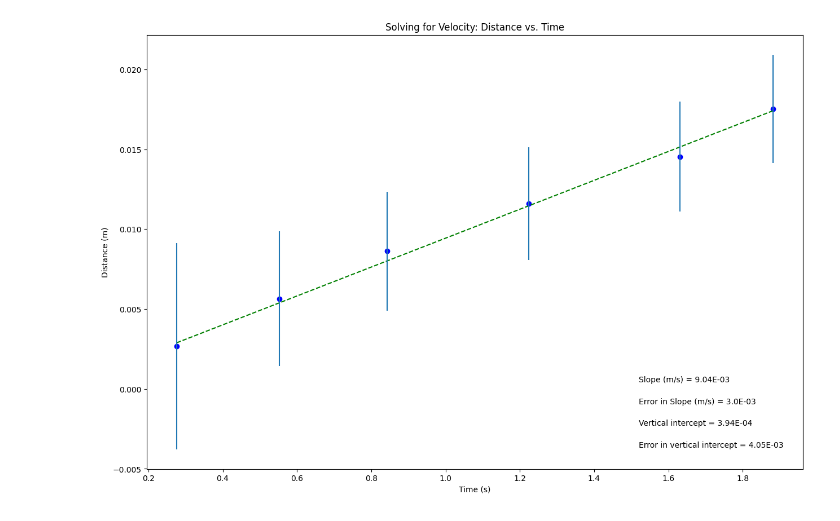
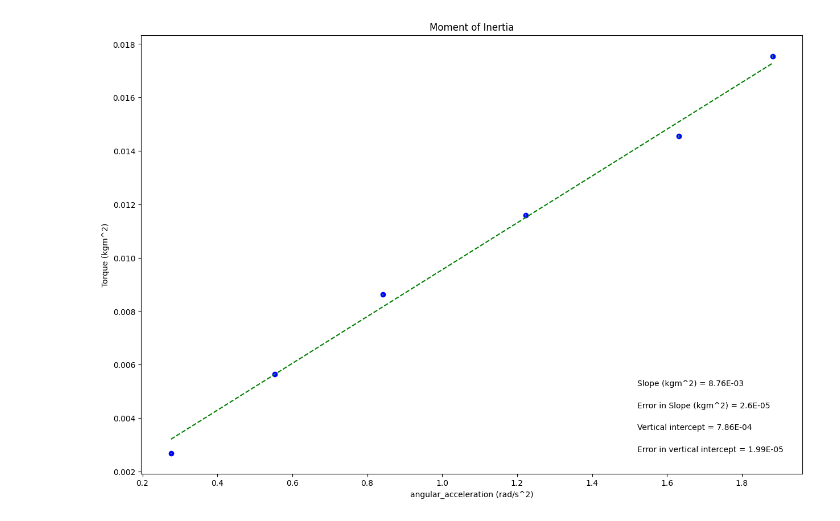
Before and after one commit to flaviuse5/Physics-Laboratory-with-Calculus-, a Jupyter notebook: Moment_of_Inertia___Ellia_Flavius.ipynb, the cells around one changed output. Saved outputs shown, nothing was run; the diff lists cells and outputs as text; code cells hidden in the pictures.

```diff
--- a/Moment_of_Inertia___Ellia_Flavius.ipynb
+++ b/Moment_of_Inertia___Ellia_Flavius.ipynb
@@ -28,7 +28,7 @@ Angular_acceleration = np.array([0.2763157,0.5526315,0.8421052,1.2236842,1.63157
 
 Torque = np.array([0.002683,0.005647,0.008622,0.011594,0.014546,0.017529]) #           <-----
 
-err_distance = np.array([0.006456379,0.004216923,0.003715315,0.003531078,0.003444725,0.003397063]) #                      <-----
+err_distance = np.array([0.00001732,0.00002381,0.00003203,0.00004094,0.00005011,0.00005955]) #                      <-----
 
 
 
@@ -43,9 +43,9 @@ dy = err_distance       #this should be your error in y array
 #UPDATE EACH OF THESE 4 STRINGS FOR YOUR PLOT LABELS AS YOU WANT THEM TO APPEAR
 
 plot_title= 'Moment of Inertia' #                               <-----
-x_label= 'Time (s)'                                   #                               <-----
-y_label= 'Distance (m)'                               #                               <-----
-slope_units= 'm/s'                                    #                               <-----
+x_label= 'angular_acceleration (rad/s^2)'                                   #                               <-----
+y_label= 'Torque (kgm^2)'                               #                               <-----
+slope_units= 'kgm^2'                                    #                               <-----
 
 #UPDATE ANNOTATION PLACEMENT SO IT'S OUT OF WAY OF PLOTTED DATA AND BEST FIT LINE
 #integer from 1 to 4, top R corner is 1 (counter-clockwise from there)
@@ -97,31 +97,31 @@ elif annotation_placement==3 or annotation_placement==4:
 #Don't need to change anything in this section!
 
 #Plot data on graph. Plot error bars and place values for slope,
 #error in slope, and vertical intercept (plus error) on the plot using "annotate"
 
 plt.figure(figsize=(15,10))
 
 plt.plot(x, fit, color='green', linestyle='--')
 plt.scatter(x, y, color='blue', marker='o')
 
 plt.xlabel(x_label)
 plt.ylabel(y_label)
 plt.title(plot_title)
 
 plt.errorbar(x, y, yerr=dy, xerr=None, fmt="none") #don't need to plot x error bars
 
 plt.annotate('Slope ({}) = {value:.{digits}E}'.format(slope_units,value=m, digits=2),
              (xpos, ypos[0]), xycoords='axes fraction')
 
 plt.annotate('Error in Slope ({}) = {value:.{digits}E}'.format(slope_units,value=dm, digits=1),
              (xpos, ypos[1]), xycoords='axes fraction')
 
 plt.annotate('Vertical intercept = {value:.{digits}E}'.format(value=b, digits=2),
              (xpos, ypos[2]), xycoords='axes fraction')
 
 plt.annotate('Error in vertical intercept = {value:.{digits}E}'.format(value=db, digits=2),
              (xpos, ypos[3]), xycoords='axes fraction')
 
 plt.show()
 # %% [output]
-[figure, old version]
+[figure, new version]
```
